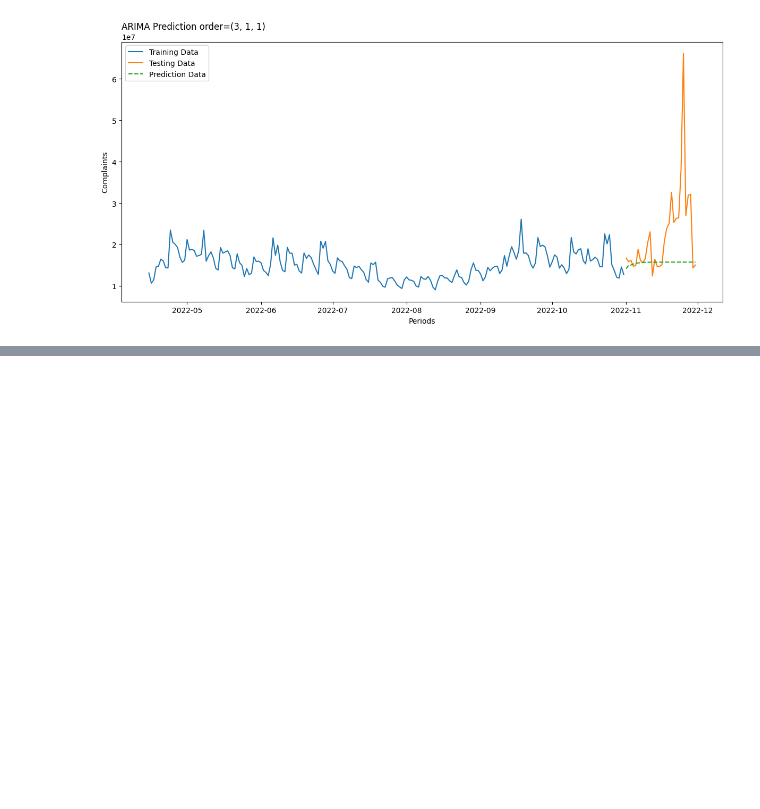
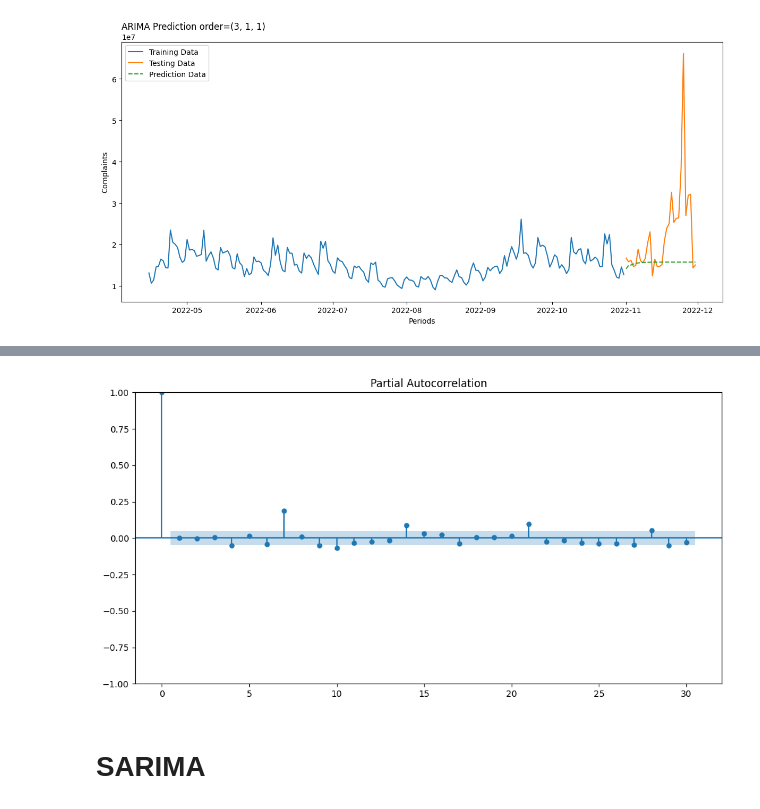
Before and after one commit to Vinni-Anddrade/time_series_course, a Jupyter notebook: 6_arima_sarima_sarimax/arima_sarima_sarimax.ipynb, the cells around one changed output, grey strips where cells are left out. Saved outputs shown, nothing was run; the diff lists cells and outputs as text; code cells hidden in the pictures; blank space fills up the shorter version.

Commit message:
feat: Add tools for metrics and advance on the studies of SARIMA and SARIMAX

```diff
--- a/6_arima_sarima_sarimax/arima_sarima_sarimax.ipynb
+++ b/6_arima_sarima_sarimax/arima_sarima_sarimax.ipynb
@@ -207,0 +201,8 @@ model_assessment(train[-200:]["revenue"], test[-200:]["revenue"], arima_results,
+# %%
+fig, ax = plt.subplots(figsize=(12, 6))
+plot_pacf(arima_model_resids, lags=30, ax=ax)
+plt.show()
+# %% [output]
+[figure, added]
+# %% [markdown]
+# SARIMA
```
Also changed, not shown: parts of 42 cells of this notebook, 2 other files.
